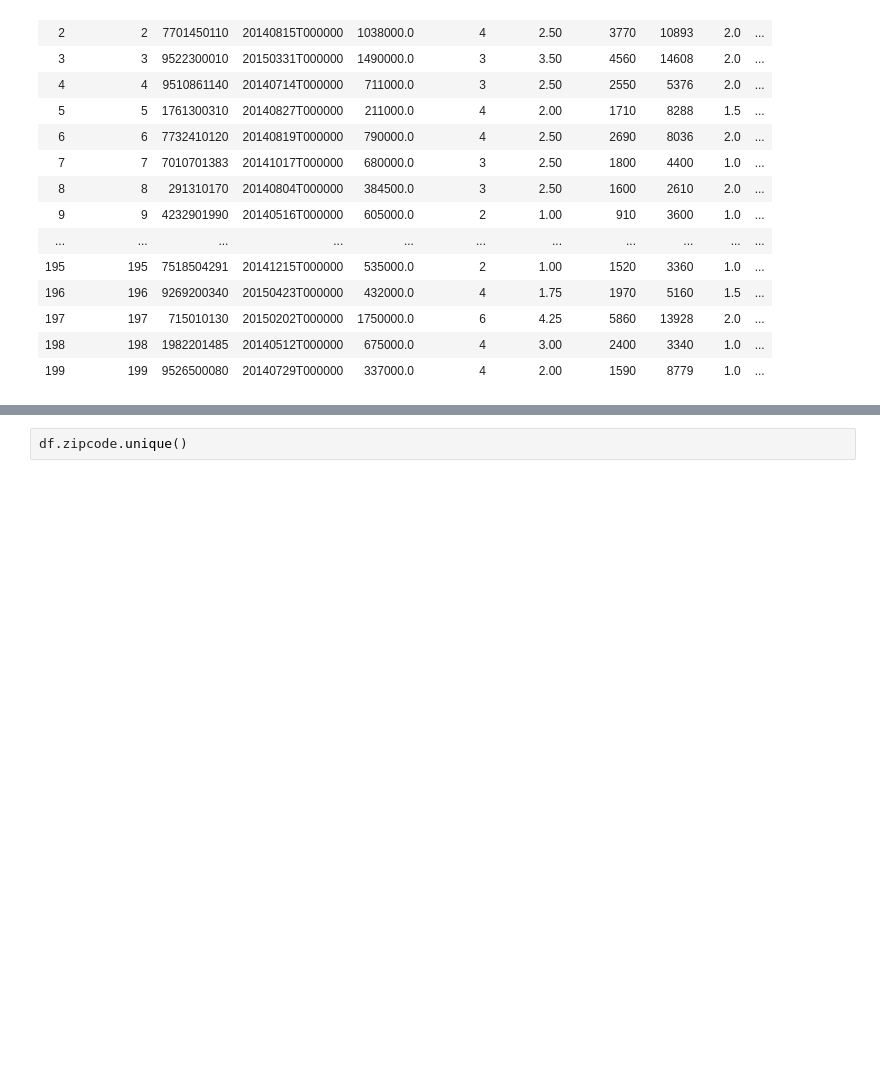
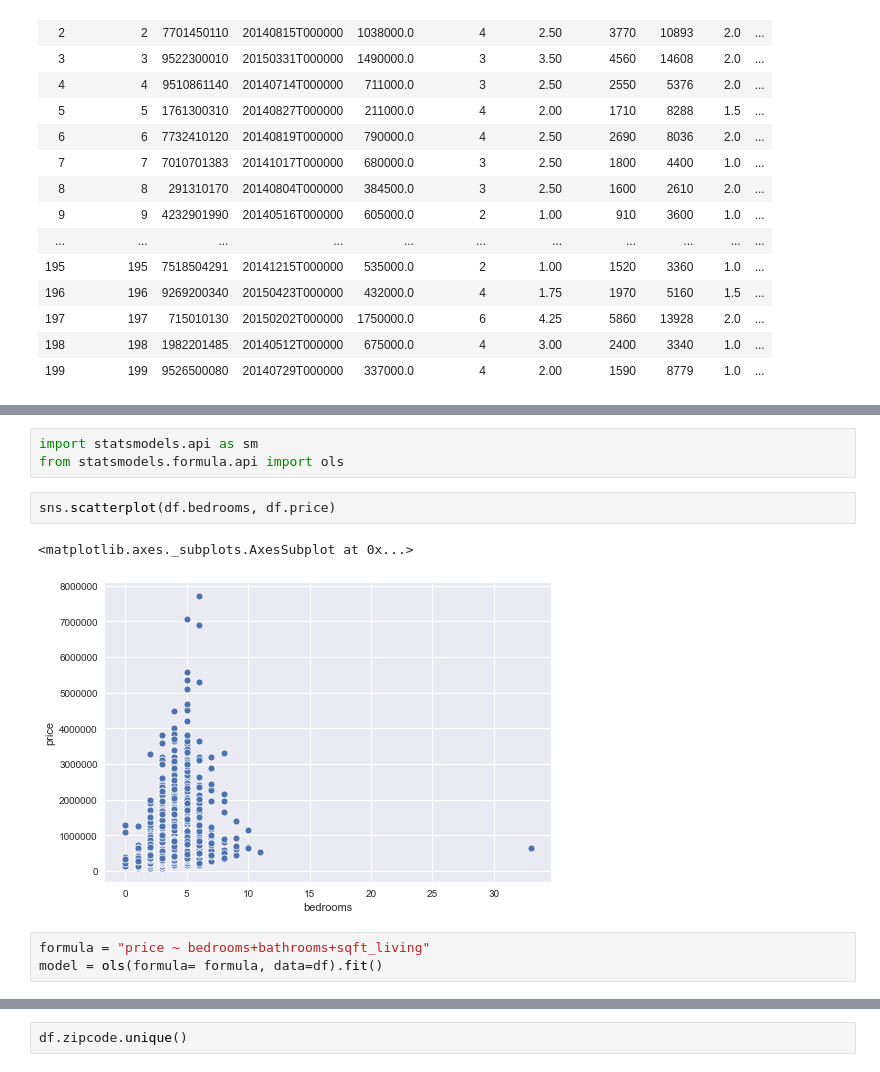
Before and after one commit to bphall/nyc-mhtn-ds-010620-lectures, a Jupyter notebook: week-6/KC_house_data/real_hou.ipynb, the cells around one changed output, grey strips where cells are left out. Drawn from its saved outputs; the diff is of its cells as text; blank space fills up the shorter version.

```diff
--- a/week-6/KC_house_data/real_hou.ipynb
+++ b/week-6/KC_house_data/real_hou.ipynb
@@ -63,0 +66,11 @@ df_zip = df[df['zipcode'] == 98115]
+# %%
+import statsmodels.api as sm
+from statsmodels.formula.api import ols
+# %%
+sns.scatterplot(df.bedrooms, df.price)
+# %% [output]
+<matplotlib.axes._subplots.AxesSubplot at 0x...>
+[figure, added]
+# %%
+formula = "price ~ bedrooms+bathrooms+sqft_living"
+model = ols(formula= formula, data=df).fit()
```
Also changed, not shown: parts of 7 cells of this notebook.
